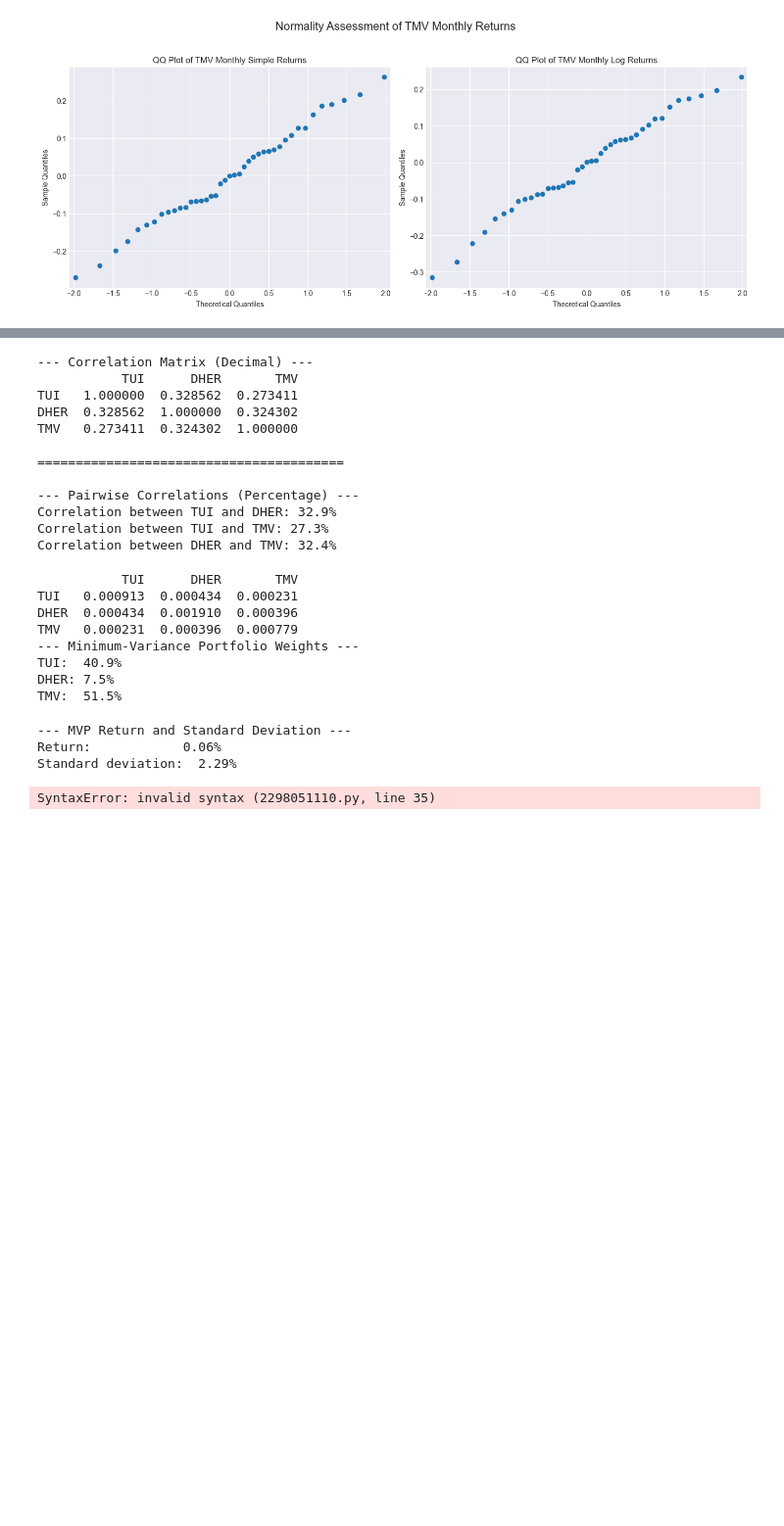
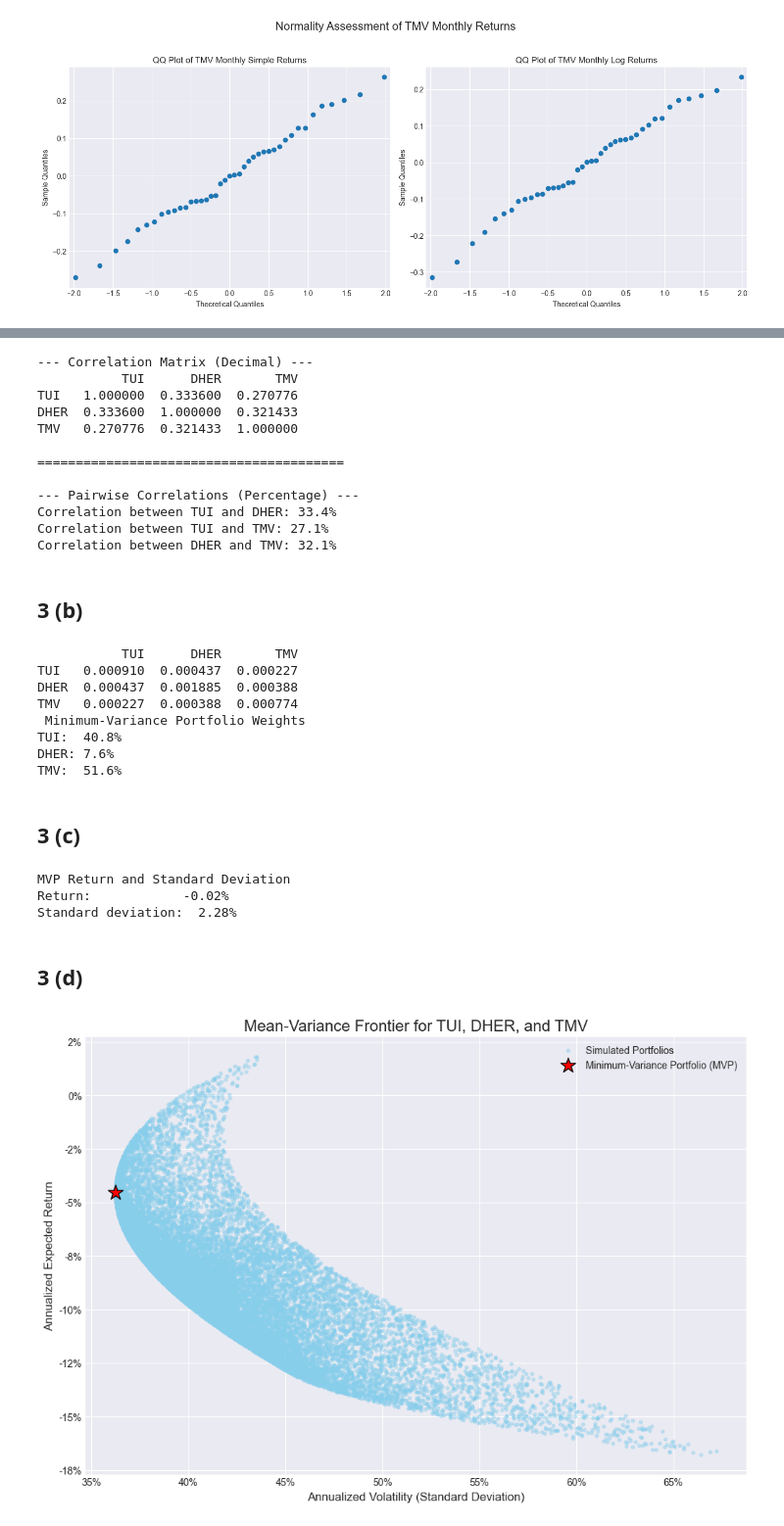
Before and after one commit to NicolasRuffing/Tof-Quizzes, a Jupyter notebook: Nico/Quiz1.ipynb, the cells around one changed output, grey strips where cells are left out. Shown at 98% size. Saved outputs shown, nothing was run; the diff lists cells and outputs as text; code cells hidden in the pictures; blank space fills up the shorter version.

```diff
--- a/Nico/Quiz1.ipynb
+++ b/Nico/Quiz1.ipynb
@@ -101,7 +138,7 @@ plt.show()
 # %%
-log_returns = np.log(data / data.shift(1))
-log_returns = log_returns.dropna()
-correlation_matrix = log_returns.corr()
+returns = stock_data.pct_change()
+returns = returns.dropna()
+correlation_matrix = returns.corr()
 
 print("--- Correlation Matrix (Decimal) ---")
 print(correlation_matrix)
@@ -120,19 +157,21 @@ print(f"Correlation between DHER and TMV: {corr_dher_tmv * 100:.1f}%")
 # %% [output]
 --- Correlation Matrix (Decimal) ---
            TUI      DHER       TMV
-TUI   1.000000  0.328562  0.273411
-DHER  0.328562  1.000000  0.324302
-TMV   0.273411  0.324302  1.000000
+TUI   1.000000  0.333600  0.270776
+DHER  0.333600  1.000000  0.321433
+TMV   0.270776  0.321433  1.000000
 
 ========================================
 
 --- Pairwise Correlations (Percentage) ---
-Correlation between TUI and DHER: 32.9%
-Correlation between TUI and TMV: 27.3%
-Correlation between DHER and TMV: 32.4%
+Correlation between TUI and DHER: 33.4%
+Correlation between TUI and TMV: 27.1%
+Correlation between DHER and TMV: 32.1%
+# %% [markdown]
+## 3 (b)
 # %%
-# Calculate the variance-covariance matrix on the log returns
-cov_matrix = log_returns.cov()
+
+cov_matrix = returns.cov()
 print(cov_matrix)
 
 inv_cov_matrix = np.linalg.inv(cov_matrix)
@@ -145,8 +184,8 @@ mvp_weights_decimal = numerator / denominator
 
 mvp_weights = pd.Series(mvp_weights_decimal, index=data.columns)
 
-print("--- Minimum-Variance Portfolio Weights ---")
-# Convert to percentage and format
+print(" Minimum-Variance Portfolio Weights")
+
 mvp_weights_percent = mvp_weights * 100
 
 print(f"TUI:  {mvp_weights_percent['TUI']:.1f}%")
@@ -154,15 +193,17 @@ print(f"DHER: {mvp_weights_percent['DHER']:.1f}%")
 print(f"TMV:  {mvp_weights_percent['TMV']:.1f}%")
 # %% [output]
            TUI      DHER       TMV
-TUI   0.000913  0.000434  0.000231
-DHER  0.000434  0.001910  0.000396
-TMV   0.000231  0.000396  0.000779
---- Minimum-Variance Portfolio Weights ---
-TUI:  40.9%
-DHER: 7.5%
-TMV:  51.5%
+TUI   0.000910  0.000437  0.000227
+DHER  0.000437  0.001885  0.000388
+TMV   0.000227  0.000388  0.000774
+ Minimum-Variance Portfolio Weights
+TUI:  40.8%
+DHER: 7.6%
+TMV:  51.6%
+# %% [markdown]
+## 3 (c)
 # %%
-mean_returns = log_returns.mean()
+mean_returns = returns.mean()
 
 # expected daily return of the portfolio
 portfolio_return = mvp_weights_decimal.T.dot(mean_returns)
@@ -170,59 +211,61 @@ portfolio_variance = mvp_weights_decimal.T.dot(cov_matrix).dot(mvp_weights_decim
 
 portfolio_std_dev = np.sqrt(portfolio_variance)
 
-print("--- MVP Return and Standard Deviation ---")
+print("MVP Return and Standard Deviation")
 
-portfolio_return_percent = abs(portfolio_return * 100)
+portfolio_return_percent = portfolio_return * 100
 portfolio_std_dev_percent = portfolio_std_dev * 100
 
 print(f"Return:            {portfolio_return_percent:.2f}%")
 print(f"Standard deviation:  {portfolio_std_dev_percent:.2f}%")
 # %% [output]
---- MVP Return and Standard Deviation ---
-Return:            0.06%
-Standard deviation:  2.29%
+MVP Return and Standard Deviation
+Return:            -0.02%
+Standard deviation:  2.28%
+# %% [markdown]
+## 3 (d)
 # %%
 trading_days = 252
-mean_returns_annual = log_returns.mean() * trading_days
-cov_matrix_annual = log_returns.cov() * trading_days
+mean_returns_annual = returns.mean() * trading_days
+cov_matrix_annual = returns.cov() * trading_days
 
 num_portfolios = 20000
 portfolio_returns = []
 portfolio_volatilities = []
 
 for i in range(num_portfolios):
-    weights = np.random.random(len(data.columns))
+    weights = np.random.random(len(stock_data.columns))
     weights /= np.sum(weights)
     port_return = np.sum(mean_returns_annual * weights)
     port_volatility = np.sqrt(np.dot(weights.T, np.dot(cov_matrix_annual, weights)))
     portfolio_returns.append(port_return)
     portfolio_volatilities.append(port_volatility)
 
 cov_matrix_daily = log_returns.cov()
 inv_cov_matrix = np.linalg.inv(cov_matrix_daily)
-ones_vector = np.ones(len(data.columns))
+ones_vector = np.ones(len(stock_data.columns))
 
 numerator = inv_cov_matrix.dot(ones_vector)
 denominator = ones_vector.T.dot(inv_cov_matrix).dot(ones_vector)
 mvp_weights = numerator / denominator
 
 
 mvp_return = np.sum(mean_returns_annual * mvp_weights)
 mvp_volatility = np.sqrt(np.dot(mvp_weights.T, np.dot(cov_matrix_annual, mvp_weights)))
 
 
 plt.style.use('seaborn-v0_8-darkgrid')
 plt.figure(figsize=(12, 8))
 plt.scatter(portfolio_volatilities, portfolio_returns, c='skyblue', marker='o', s=10, alpha=0.4, label='Simulated Portfolios')
 plt.scatter(mvp_volatility, mvp_return, c='red', marker='*', s=250, edgecolors='black', label='Minimum-Variance Portfolio (MVP)')
 plt.title('Mean-Variance Frontier for TUI, DHER, and TMV', fontsize=16)
 plt.xlabel('Annualized Volatility (Standard Deviation)', fontsize=12)
 plt.ylabel('Annualized Expected Return', fontsize=12)
 plt.gca().xaxis.set_major_formatter(plt.FuncFormatter('{:.0%}'.format))
 plt.gca().yaxis.set_major_formatter(plt.FuncFormatter('{:.0%}'.format))
 
 plt.legend()
 plt.show()
 # %% [output]
-SyntaxError: invalid syntax (2298051110.py, line 35)
+[figure, added]
 # %%
```
Also changed, not shown: parts of 11 cells of this notebook.
